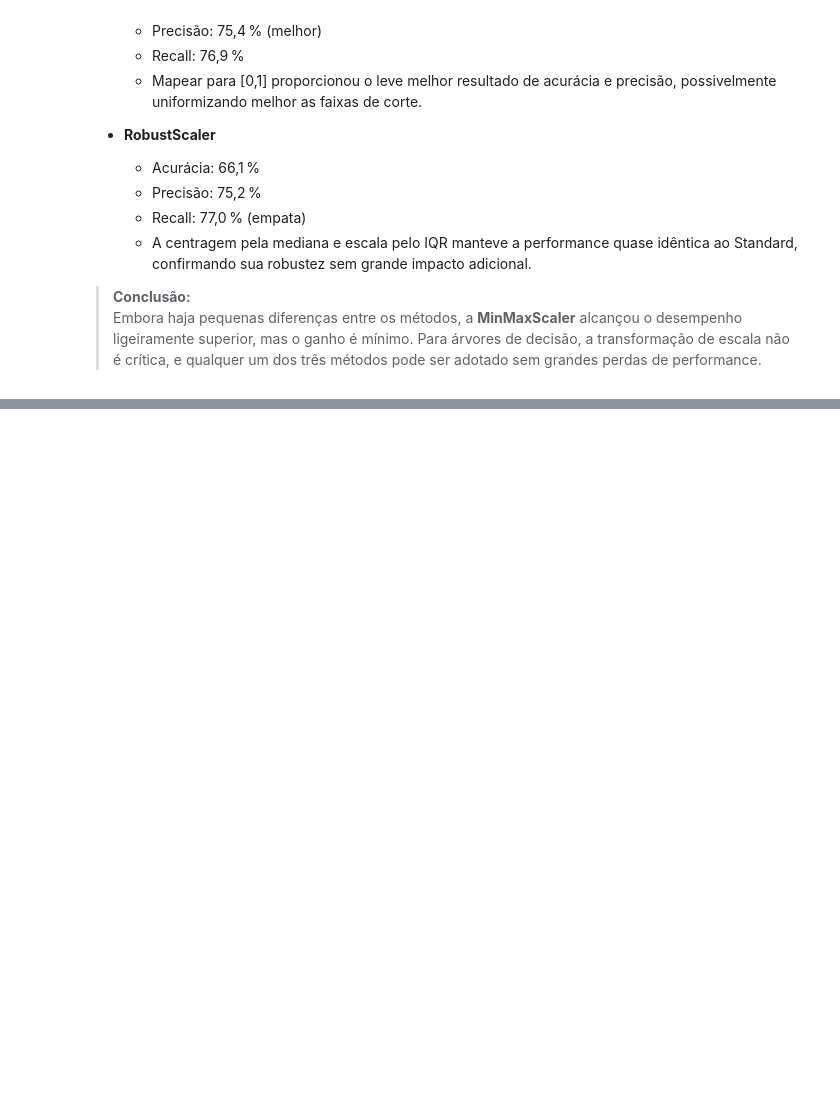
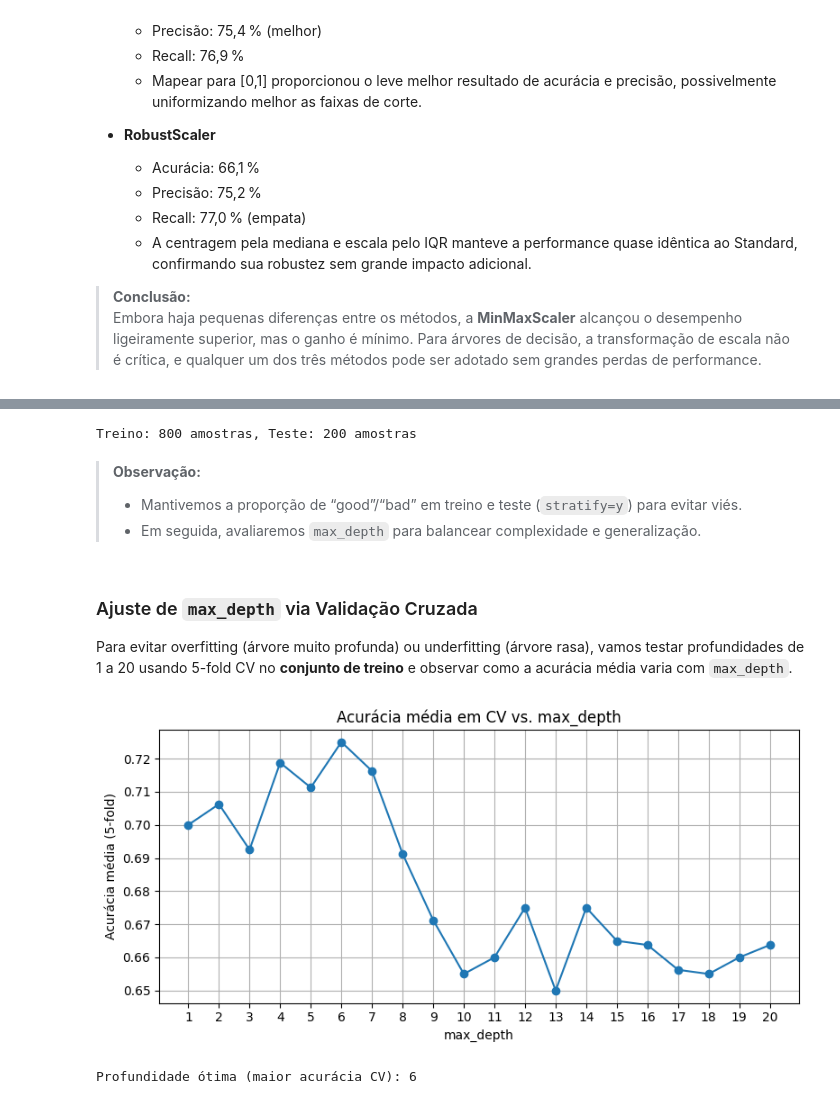
Before and after one commit to gabisoaresm/Aprendizado-Automatico, a Jupyter notebook: T1/pre_processamento.ipynb, the cells around one changed output, grey strips where cells are left out. Cells and saved outputs as stored; diff of their text form; code cells hidden in the pictures; blank space fills up the shorter version.

```diff
--- a/T1/pre_processamento.ipynb
+++ b/T1/pre_processamento.ipynb
@@ -798,0 +810,48 @@ display(res_norm_df.round(3))
+# %%
+from sklearn.model_selection import train_test_split
+
+X = pd.get_dummies(df.drop(['Risk','Risk_code'], axis=1))
+y = df['Risk_code']
+
+X_train, X_test, y_train, y_test = train_test_split(
+    X, y,
+    test_size=0.20,
+    random_state=42,
+    stratify=y
+)
+
+print(f"Treino: {X_train.shape[0]} amostras, Teste: {X_test.shape[0]} amostras")
+# %% [output]
+Treino: 800 amostras, Teste: 200 amostras
+# %% [markdown]
+> **Observação:**
+> - Mantivemos a proporção de “good”/“bad” em treino e teste (`stratify=y`) para evitar viés.
+> - Em seguida, avaliaremos `max_depth` para balancear complexidade e generalização.
+# %% [markdown]
+### Ajuste de `max_depth` via Validação Cruzada
+
+Para evitar overfitting (árvore muito profunda) ou underfitting (árvore rasa), vamos testar profundidades de 1 a 20 usando 5-fold CV no **conjunto de treino** e observar como a acurácia média varia com `max_depth`.
+# %%
+depths = list(range(1, 21))
+mean_scores = []
+
+for d in depths:
+    clf = DecisionTreeClassifier(max_depth=d, random_state=42)
+    scores = cross_val_score(clf, X_train, y_train, cv=5, scoring='accuracy')
+    mean_scores.append(scores.mean())
+
+plt.figure(figsize=(8, 4))
+plt.plot(depths, mean_scores, marker='o')
+plt.title('Acurácia média em CV vs. max_depth')
+plt.xlabel('max_depth')
+plt.ylabel('Acurácia média (5-fold)')
+plt.xticks(depths)
+plt.grid(True)
+plt.tight_layout()
+plt.show()
+
+best_depth = depths[int(np.argmax(mean_scores))]
+print(f"Profundidade ótima (maior acurácia CV): {best_depth}")
+# %% [output]
+[figure, added]
+Profundidade ótima (maior acurácia CV): 6
```
Also changed, not shown: parts of 18 cells of this notebook, 6 other files.
